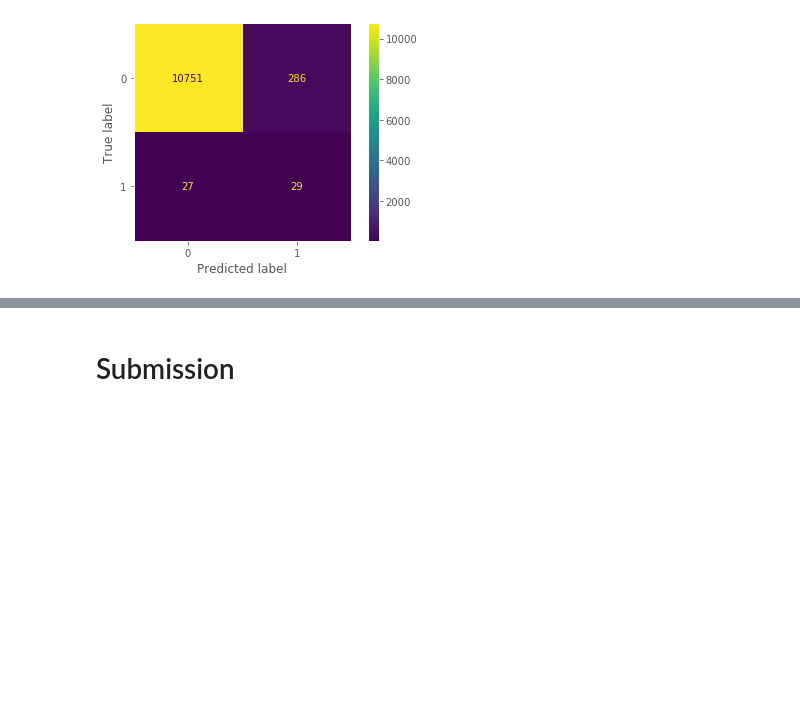
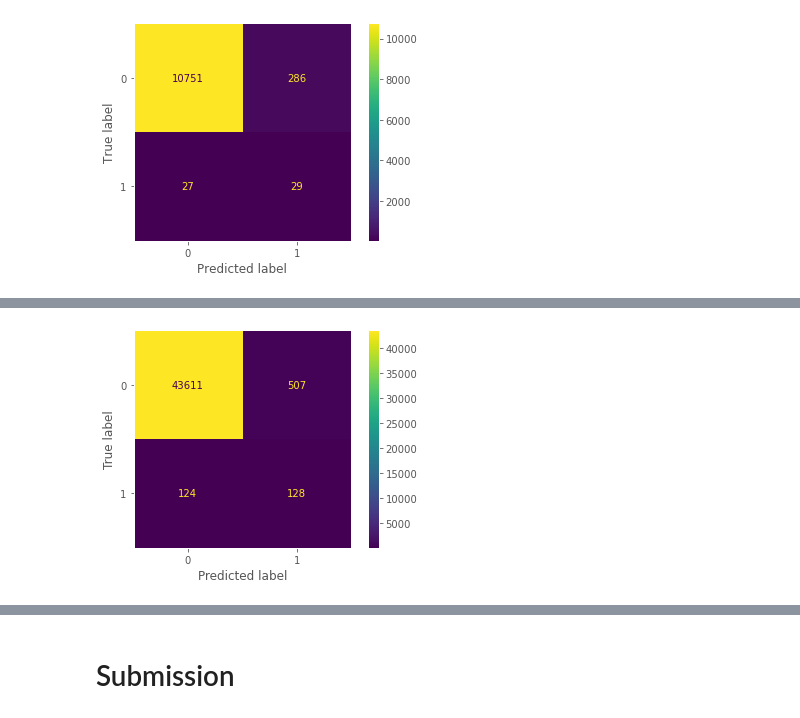
Before and after one commit to lgov/kul_advanalytics, a Jupyter notebook: assignment1/BDA_1.ipynb, the cells around one changed output, grey strips where cells are left out. Saved outputs shown, nothing was run; the diff lists cells and outputs as text; code cells hidden in the pictures; blank space fills up the shorter version.

```diff
--- a/assignment1/BDA_1.ipynb
+++ b/assignment1/BDA_1.ipynb
@@ -336,0 +365,6 @@ plt.show()
+# %%
+plot_confusion_matrix(xgb_clf, X_train, y_train)
+plt.grid(False)
+plt.show()
+# %% [output]
+[figure, added]
```
Also changed, not shown: parts of 17 cells of this notebook, 1 other file.
